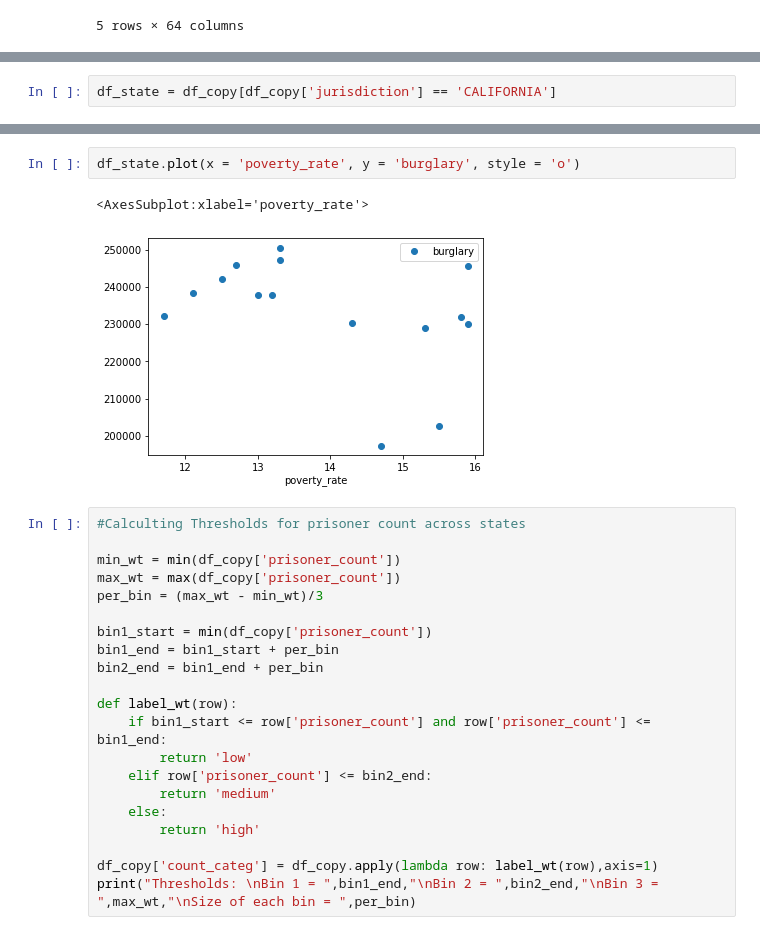
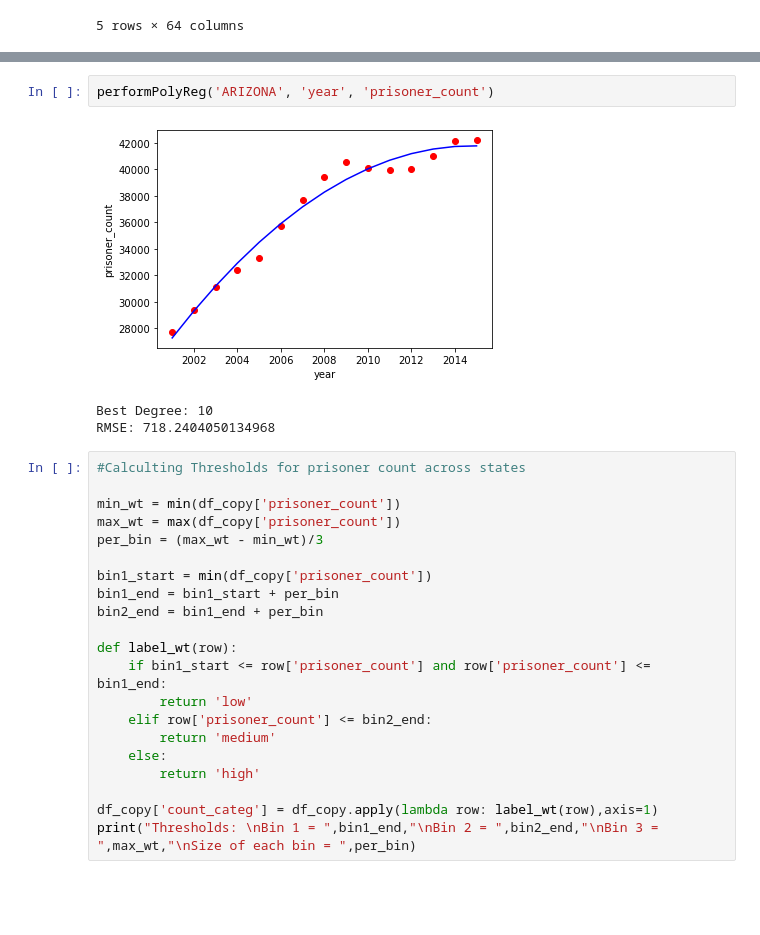
Before and after one commit to nahcn/ECS171-Project, a Jupyter notebook: data_management/CrimeAndIncarceration.ipynb, the cells around one changed output, grey strips where cells are left out. Saved outputs shown, nothing was run; the diff lists cells and outputs as text; blank space fills up the shorter version.

```diff
--- a/data_management/CrimeAndIncarceration.ipynb
+++ b/data_management/CrimeAndIncarceration.ipynb
@@ -484,2 +481,0 @@ df2.head()
-# %%
-df_state = df_copy[df_copy['jurisdiction'] == 'CALIFORNIA']
@@ -567,8 +534,9 @@ RMSE: 8729.551890167531
-# %%
-df_state.plot(x = 'poverty_rate', y = 'burglary', style = 'o')
-# %% [output]
-<AxesSubplot:xlabel='poverty_rate'>
-[figure, removed]
+# %%
+performPolyReg('ARIZONA', 'year', 'prisoner_count')
+# %% [output]
+[figure, added]
+Best Degree: 10
+RMSE: 718.2404050134968
 # %%
 #Calculting Thresholds for prisoner count across states
 
```
Also changed, not shown: parts of 22 cells of this notebook.
